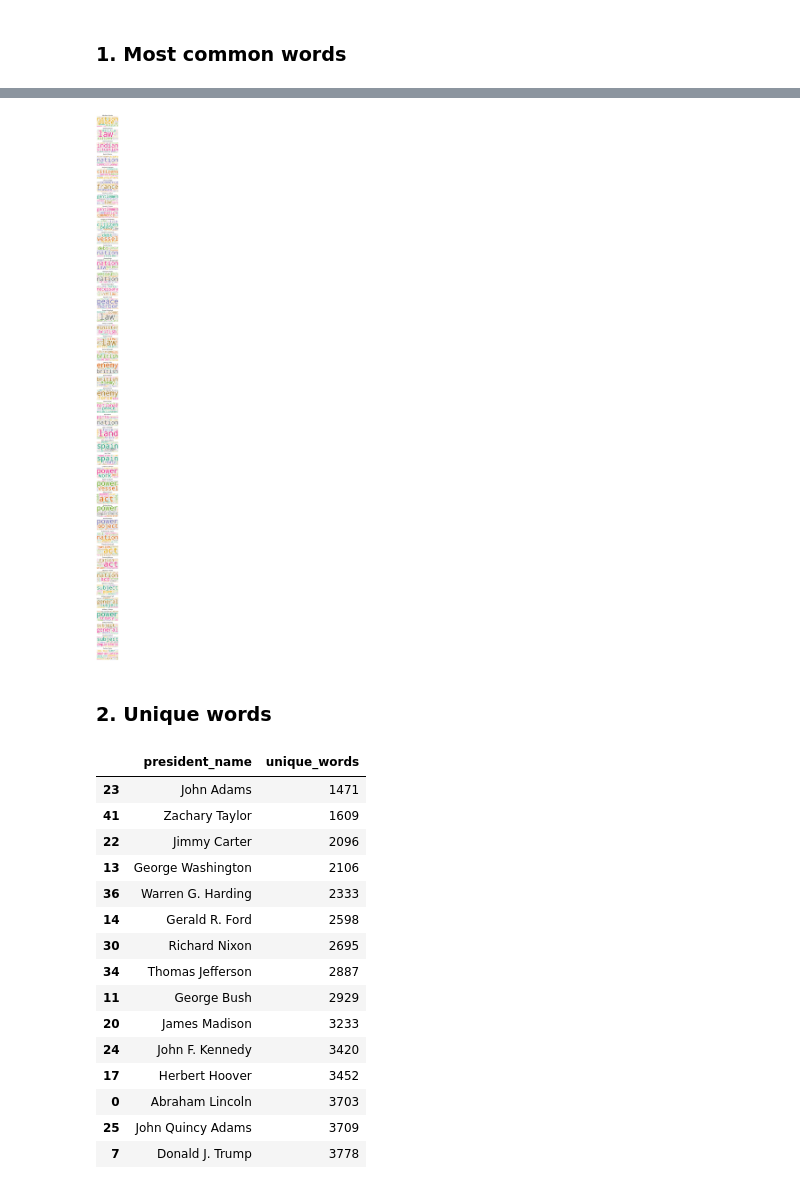
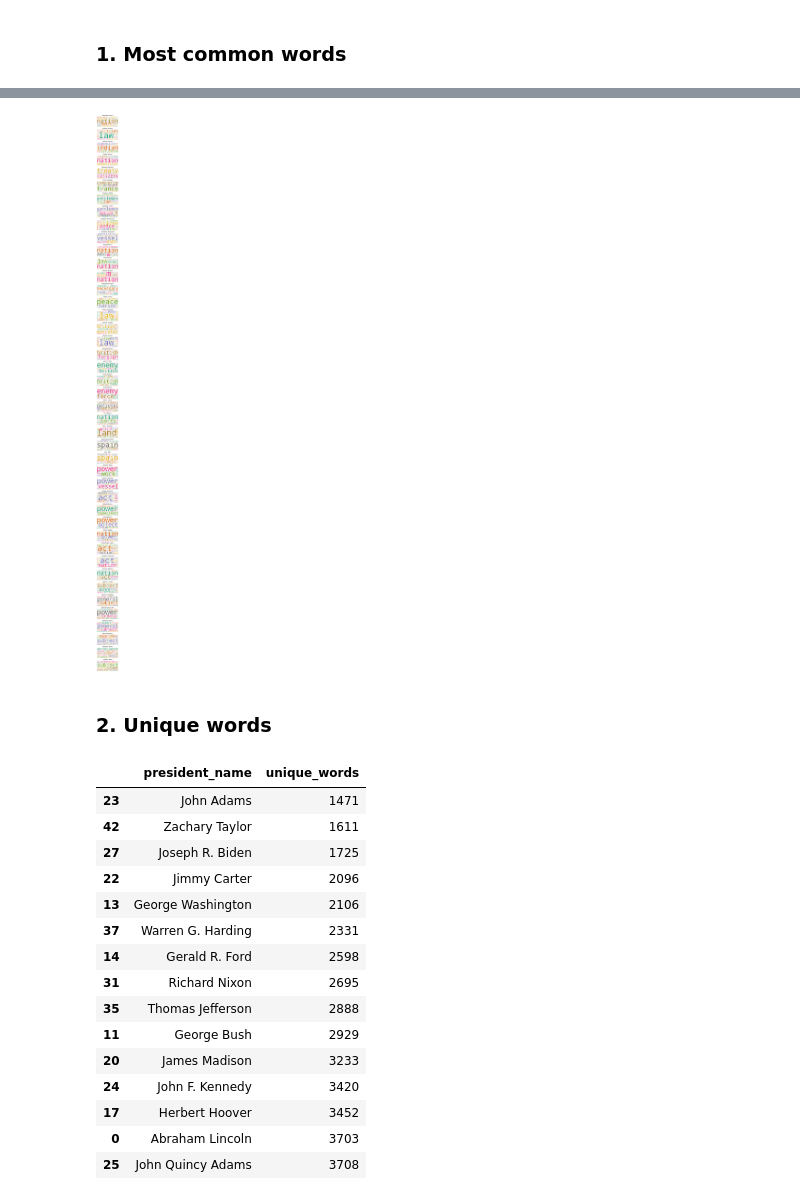
Before and after one commit to tiroger/NLP-SOTU, a Jupyter notebook: eda.ipynb, the cells around one changed output, grey strips where cells are left out. Drawn from its saved outputs; the diff is of its cells as text; code cells hidden in the pictures.

Commit message:
added biden

```diff
--- a/eda.ipynb
+++ b/eda.ipynb
@@ -188,24 +188,24 @@ wc = WordCloud(stopwords=stop_words, background_color="white", colormap="Dark2",
 # %%
 # Reset the output dimensions
 plt.rcParams['figure.figsize'] = [100, 100]
 
 full_names = []
 
 # Creating subplots for each president
 for index, president in enumerate(transposed_dtm.columns):
     full_names.append(president)
     wc.generate(data_clean.clean_text[index])
 
-    plt.subplot(42, 1, index+1)
+    plt.subplot(43, 1, index+1)
     plt.imshow(wc, interpolation="bilinear")
     plt.axis("off")
     plt.title(full_names[index])
 
 
 plt.savefig('figures/word_cloud.png', dpi=300)
 plt.show()
 # %% [output]
-[figure, old version]
+[figure, new version]
 # %% [markdown]
 ### 2. Unique words
 # %%
@@ -224,20 +224,20 @@ data_unique_sort.head(15)
 # %% [output]
 |  | president_name | unique_words |
 | 23 | John Adams | 1471 |
-| 41 | Zachary Taylor | 1609 |
+| 42 | Zachary Taylor | 1611 |
+| 27 | Joseph R. Biden | 1725 |
 | 22 | Jimmy Carter | 2096 |
 | 13 | George Washington | 2106 |
-| 36 | Warren G. Harding | 2333 |
+| 37 | Warren G. Harding | 2331 |
 | 14 | Gerald R. Ford | 2598 |
-| 30 | Richard Nixon | 2695 |
-| 34 | Thomas Jefferson | 2887 |
+| 31 | Richard Nixon | 2695 |
+| 35 | Thomas Jefferson | 2888 |
 | 11 | George Bush | 2929 |
 | 20 | James Madison | 3233 |
 | 24 | John F. Kennedy | 3420 |
 | 17 | Herbert Hoover | 3452 |
 | 0 | Abraham Lincoln | 3703 |
-| 25 | John Quincy Adams | 3709 |
-| 7 | Donald J. Trump | 3778 |
+| 25 | John Quincy Adams | 3708 |
 # %%
 # Plotting results
 plt.subplots(figsize=(10,20))
```
Also changed, not shown: parts of 9 cells of this notebook, 15 other files.
